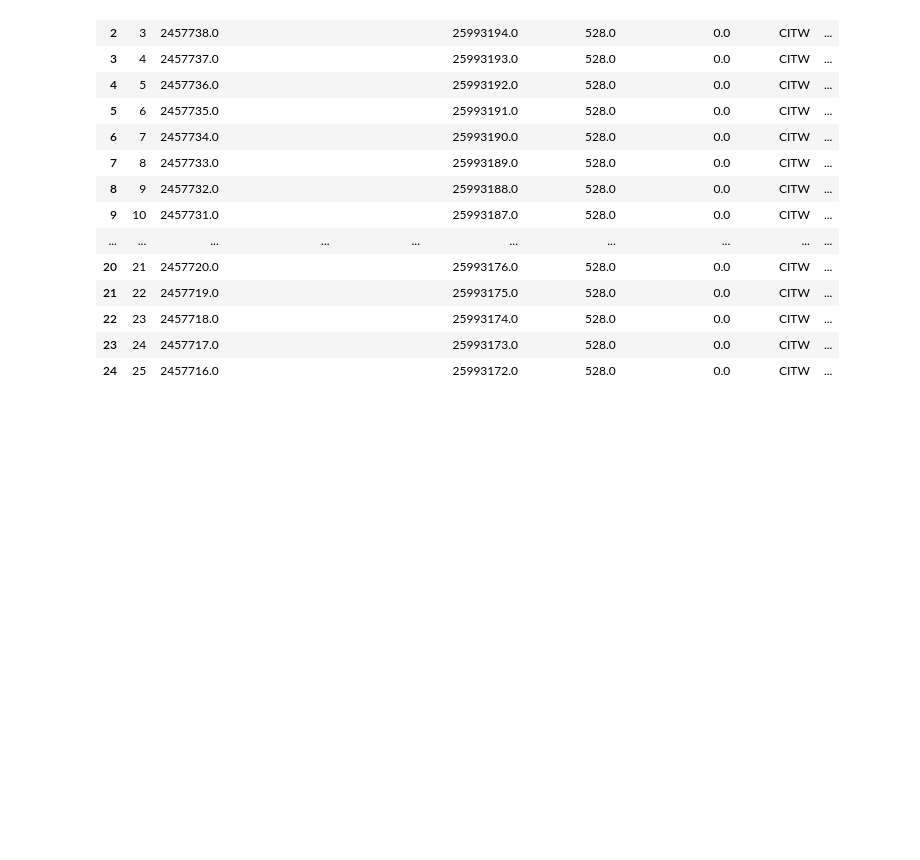
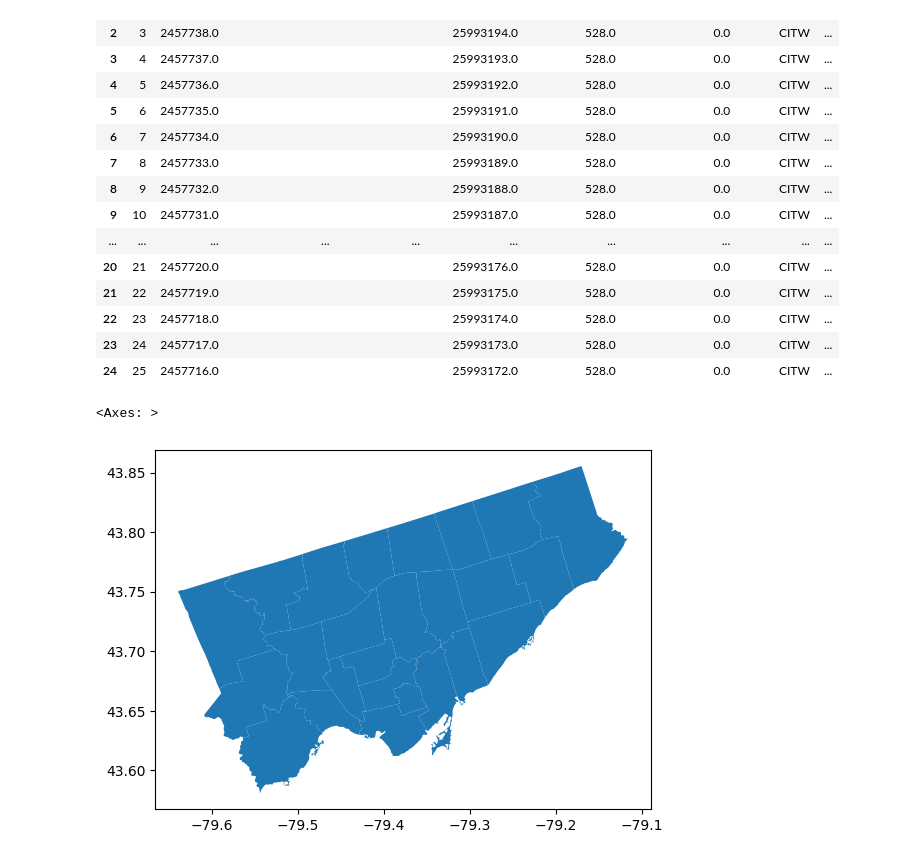
Before and after one commit to cghr-toronto/msa-2024-internship, a Jupyter notebook: experiments/write.ipynb, the cells around one changed output. Cells and saved outputs as stored; diff of their text form; code cells hidden in the pictures; blank space fills up the shorter version.

Commit message:
plot city ward data

```diff
--- a/experiments/write.ipynb
+++ b/experiments/write.ipynb
@@ -25,3 +33,8 @@ cw
 | 22 | 23 | 2457718.0 |  |  | 25993174.0 | 528.0 | 0.0 | CITW | ... |
 | 23 | 24 | 2457717.0 |  |  | 25993173.0 | 528.0 | 0.0 | CITW | ... |
 | 24 | 25 | 2457716.0 |  |  | 25993172.0 | 528.0 | 0.0 | CITW | ... |
+# %%
+cw.plot()
+# %% [output]
+<Axes: >
+[figure, added]
```
Also changed, not shown: parts of 1 cell of this notebook.
